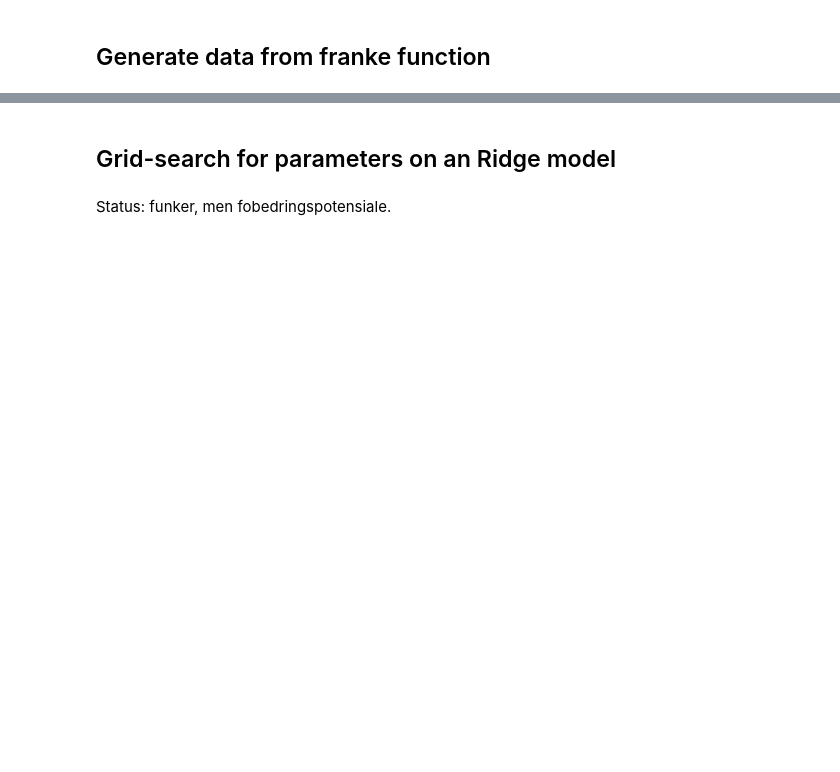
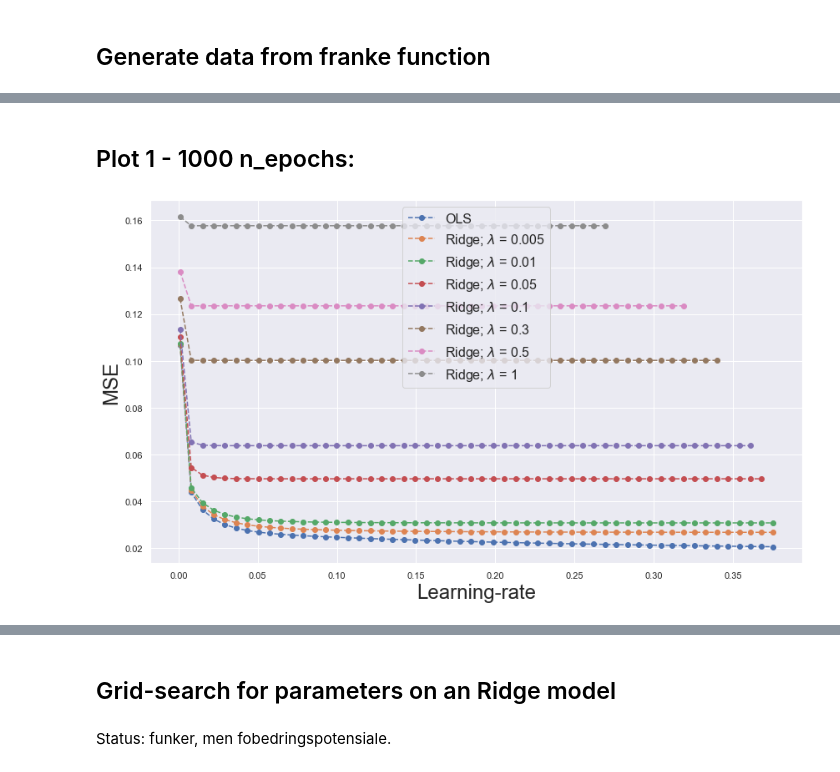
Before and after one commit to carlfre/FYS-STK3155-project-2, a Jupyter notebook: notebooks/gradient_descent_analysis.ipynb, the cells around one changed output, grey strips where cells are left out. Drawn from its saved outputs; the diff is of its cells as text; code cells hidden in the pictures; blank space fills up the shorter version.

Commit message:
Futher polish Gradient Descent analysis

```diff
--- a/notebooks/gradient_descent_analysis.ipynb
+++ b/notebooks/gradient_descent_analysis.ipynb
@@ -42,8 +41,0 @@ lr_range = np.linspace(0.001, 0.2, 100)
-# %%
-MSE_OLS = np.zeros(len(lr_range))
-
-for i, lr in enumerate(lr_range):
-    descent = gd.GradientDescent(mode="normal", momentum_param=0, batch_size=None)
-    w = descent.train(X_train, w_init, z_train, model, learning_rate=lr, n_epochs = epochs)
-
-    MSE_OLS[i] = rt.MSE(z_test, X_test@w.flatten())
@@ -432,0 +42,9 @@ to do a more detatailed search for parameters one would do a grid search.
+# %%
+N = 1000 #nr of data points
+x, y, z, true_z = dg.generate_data_Franke(N=N, sigma2=0.1, seed=0)
+
+poly_grad = 5
+X = rt.create_X_polynomial(x, y, poly_grad)
+
+# Split data:
+X_train, X_test, z_train, z_test = train_test_split(X, z, test_size=0.25)
@@ -432,0 +55,32 @@ to do a more detatailed search for parameters one would do a grid search.
+# %%
+w_init = np.zeros(len(X[0]))
+epochs = 1000
+# %%
+# OLS and Ridge:
+lambda_values = [0, 0.005, 0.01, 0.05, 0.1, 0.3, 0.5, 1]
+lr_range = np.linspace(0.001, 0.7, 100)
+MSE_Ridge = np.zeros((len(lambda_values), len(lr_range)))
+
+for i, lambdaer in enumerate(lambda_values):
+    model = rcf.RidgeCost(lambdaer)
+    for j, lr in enumerate(lr_range):
+        MSE_Ridge[i, j] = find_MSE(X_train, X_test, z_train, z_test, w_init, model, lr, epochs=epochs)
+        """ Implementation of settig MSE to nan if MSE>1"""
+        if MSE_Ridge[i, j] > MSE_Ridge[i, 0]:
+            for index in range(j, len(lr_range)): MSE_Ridge[i, index] = np.NaN
+            break
+# %% [markdown]
+## Plot 1 - 1000 n_epochs:
+# %%
+plt.figure(figsize=(14,8))
+for i, lambdaer in enumerate(lambda_values):
+    if lambdaer == 0:
+        plt.plot(lr_range, MSE_Ridge[i], "--o", label=f"OLS")
+    else:
+        plt.plot(lr_range, MSE_Ridge[i], "--o", label=fr"Ridge; $\lambda$ = {lambdaer}")
+plt.xlabel("Learning-rate", fontsize=24)
+plt.ylabel("MSE", fontsize=24)
+plt.legend(fontsize=16, loc="upper center")
+plt.show()
+# %% [output]
+[figure, added]
```
Also changed, not shown: parts of 68 cells of this notebook.
